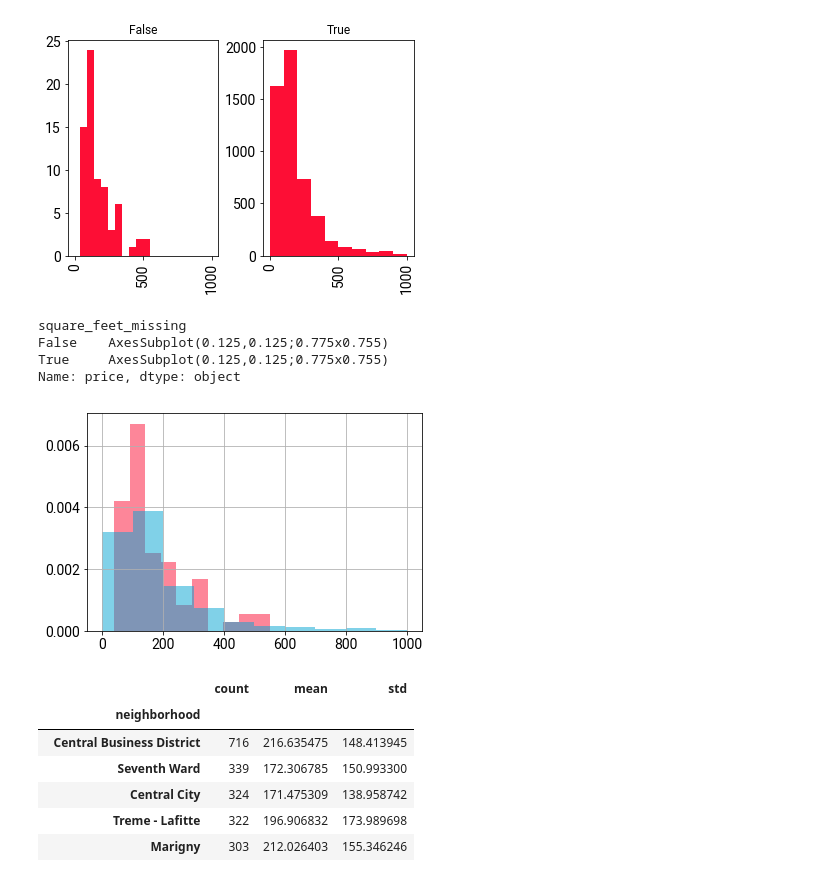
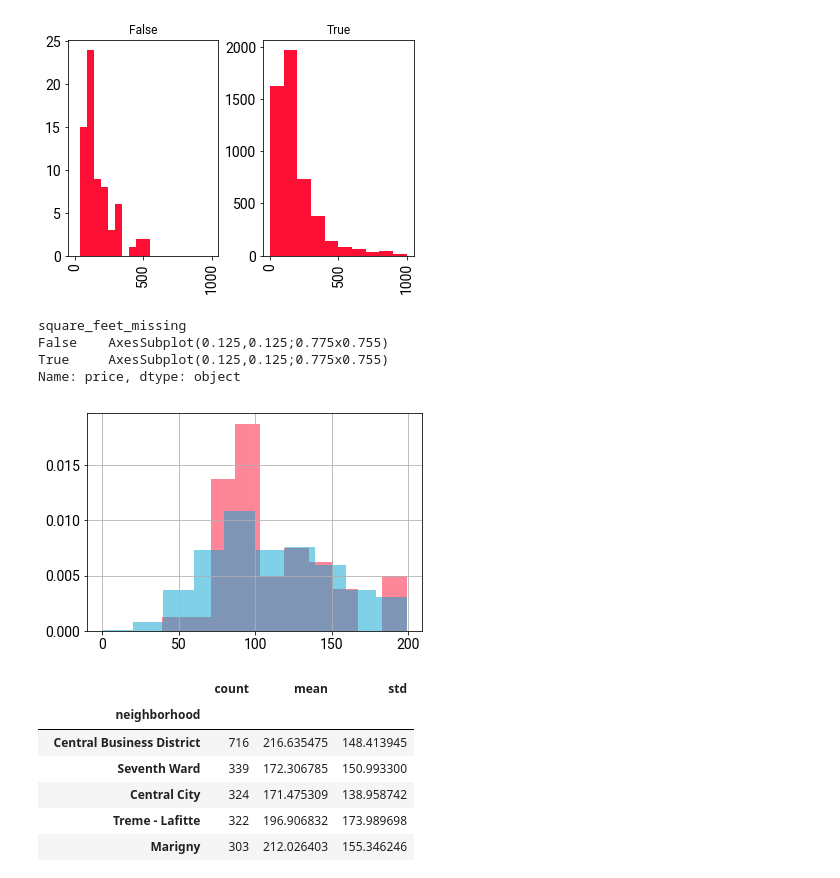
Before and after one commit to ljwolf/geopython, a Jupyter notebook: workshop.ipynb, the cells around one changed output. Drawn from its saved outputs; the diff is of its cells as text; code cells hidden in the pictures.

```diff
--- a/skel.ipynb
+++ b/workshop.ipynb
@@ -79,10 +134,12 @@ array([<matplotlib.axes._subplots.AxesSubplot object at 0x...>,
       dtype=object)
 [figure]
 # %%
-listings.groupby("square_feet_missing").price.hist(density=True,alpha=.5)
+listings.query("price < 200").groupby("square_feet_missing").price.hist(density=True,alpha=.5)
+#plt.ylim()
+#plt.savefig('figure.png', dpi=300)
 # %% [output]
 square_feet_missing
 False    AxesSubplot(0.125,0.125;0.775x0.755)
 True     AxesSubplot(0.125,0.125;0.775x0.755)
 Name: price, dtype: object
-[figure, old version]
+[figure, new version]
```
Also changed, not shown: parts of 17 cells of this notebook.
